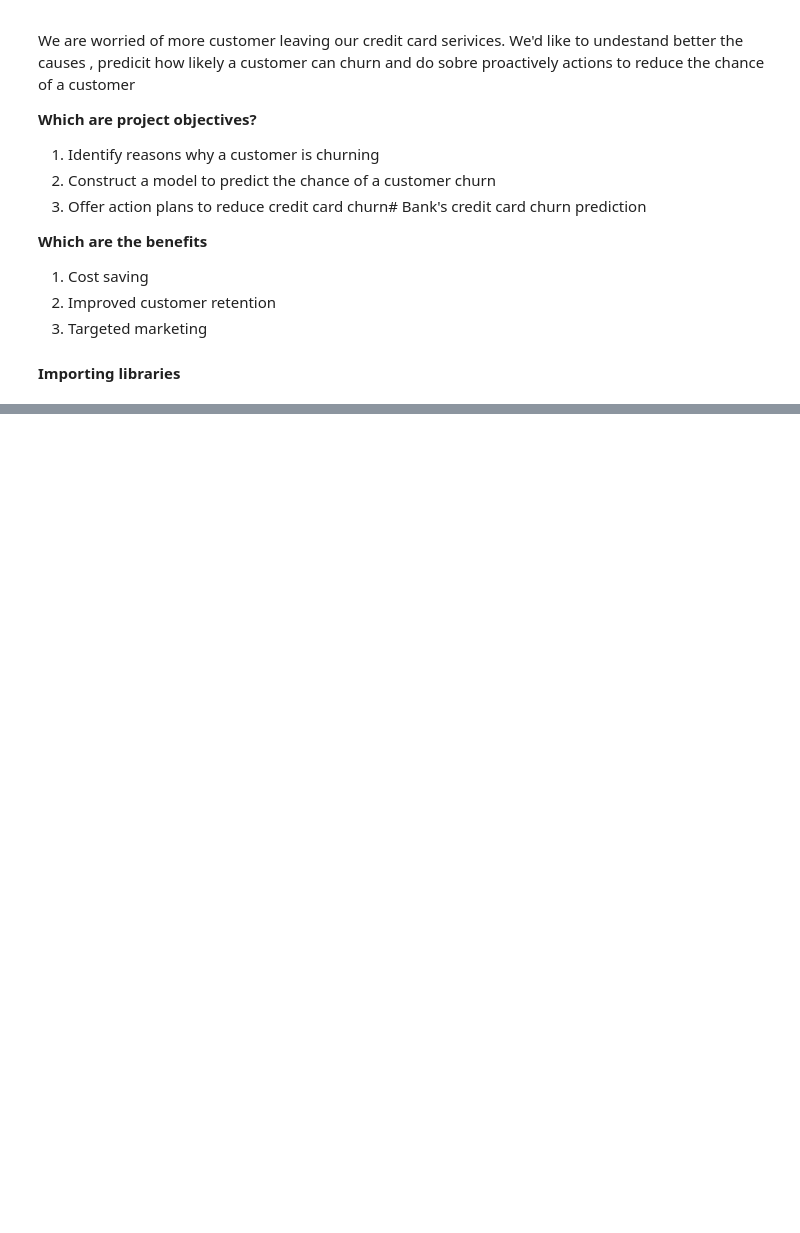
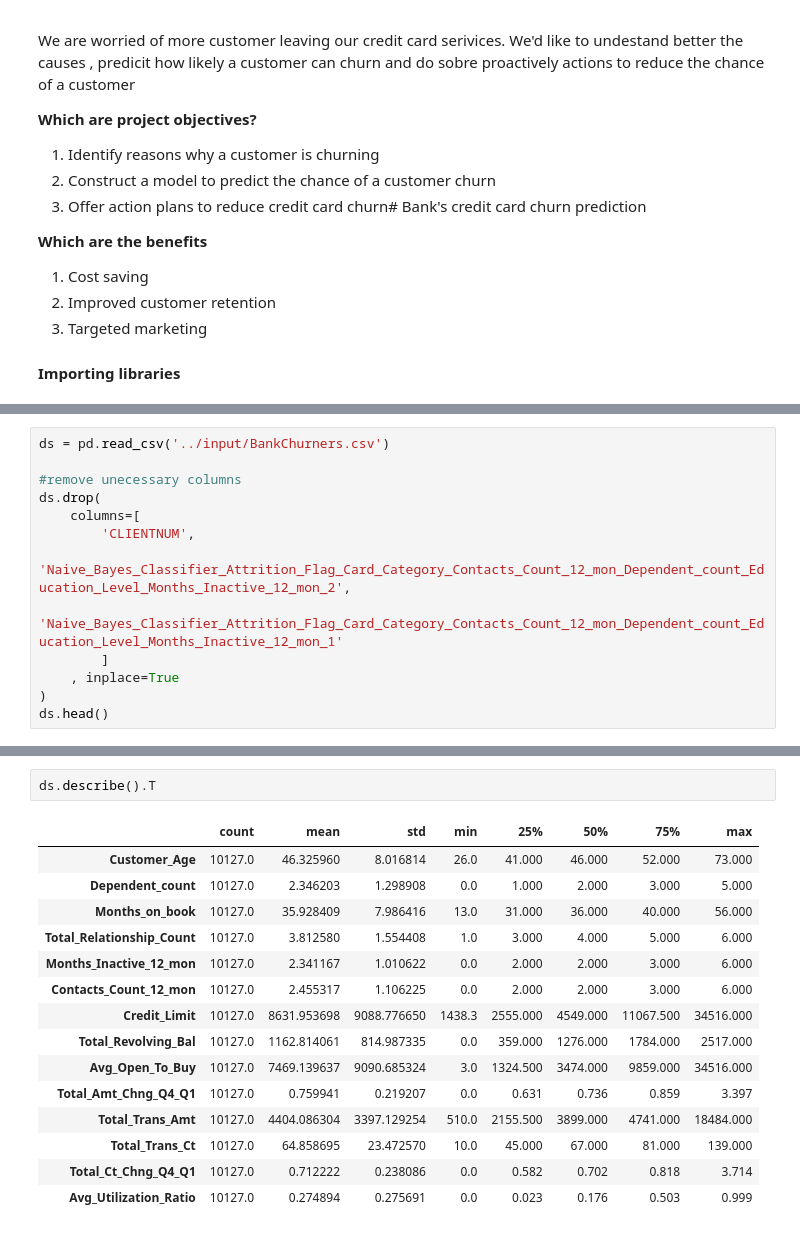
Before and after one commit to LeoGitBR/ChurnPredictionCreditCard, a Jupyter notebook: notebooks/EDA.ipynb, the cells around one changed output, grey strips where cells are left out. Saved outputs shown, nothing was run; the diff lists cells and outputs as text; blank space fills up the shorter version.

```diff
--- a/notebooks/EDA.ipynb
+++ b/notebooks/EDA.ipynb
@@ -88,0 +111,13 @@ please provide us feedback at https://github.com/pandas-dev/pandas/issues/54466
+# %%
+ds = pd.read_csv('../input/BankChurners.csv')
+
+#remove unecessary columns
+ds.drop(
+    columns=[
+        'CLIENTNUM',
+        'Naive_Bayes_Classifier_Attrition_Flag_Card_Category_Contacts_Count_12_mon_Dependent_count_Education_Level_Months_Inactive_12_mon_2',
+        'Naive_Bayes_Classifier_Attrition_Flag_Card_Category_Contacts_Count_12_mon_Dependent_count_Education_Level_Months_Inactive_12_mon_1'
+        ]
+    , inplace=True
+)
+ds.head()
@@ -88,0 +153,18 @@ please provide us feedback at https://github.com/pandas-dev/pandas/issues/54466
+# %%
+ds.describe().T
+# %% [output]
+|  | count | mean | std | min | 25% | 50% | 75% | max |
+| Customer_Age | 10127.0 | 46.325960 | 8.016814 | 26.0 | 41.000 | 46.000 | 52.000 | 73.000 |
+| Dependent_count | 10127.0 | 2.346203 | 1.298908 | 0.0 | 1.000 | 2.000 | 3.000 | 5.000 |
+| Months_on_book | 10127.0 | 35.928409 | 7.986416 | 13.0 | 31.000 | 36.000 | 40.000 | 56.000 |
+| Total_Relationship_Count | 10127.0 | 3.812580 | 1.554408 | 1.0 | 3.000 | 4.000 | 5.000 | 6.000 |
+| Months_Inactive_12_mon | 10127.0 | 2.341167 | 1.010622 | 0.0 | 2.000 | 2.000 | 3.000 | 6.000 |
+| Contacts_Count_12_mon | 10127.0 | 2.455317 | 1.106225 | 0.0 | 2.000 | 2.000 | 3.000 | 6.000 |
+| Credit_Limit | 10127.0 | 8631.953698 | 9088.776650 | 1438.3 | 2555.000 | 4549.000 | 11067.500 | 34516.000 |
+| Total_Revolving_Bal | 10127.0 | 1162.814061 | 814.987335 | 0.0 | 359.000 | 1276.000 | 1784.000 | 2517.000 |
+| Avg_Open_To_Buy | 10127.0 | 7469.139637 | 9090.685324 | 3.0 | 1324.500 | 3474.000 | 9859.000 | 34516.000 |
+| Total_Amt_Chng_Q4_Q1 | 10127.0 | 0.759941 | 0.219207 | 0.0 | 0.631 | 0.736 | 0.859 | 3.397 |
+| Total_Trans_Amt | 10127.0 | 4404.086304 | 3397.129254 | 510.0 | 2155.500 | 3899.000 | 4741.000 | 18484.000 |
+| Total_Trans_Ct | 10127.0 | 64.858695 | 23.472570 | 10.0 | 45.000 | 67.000 | 81.000 | 139.000 |
+| Total_Ct_Chng_Q4_Q1 | 10127.0 | 0.712222 | 0.238086 | 0.0 | 0.582 | 0.702 | 0.818 | 3.714 |
+| Avg_Utilization_Ratio | 10127.0 | 0.274894 | 0.275691 | 0.0 | 0.023 | 0.176 | 0.503 | 0.999 |
```
Also changed, not shown: parts of 13 cells of this notebook, 47 other files.
